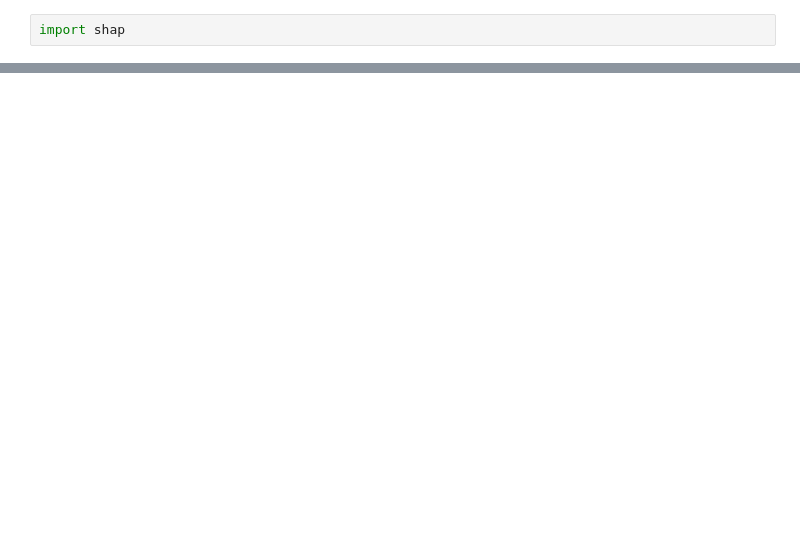
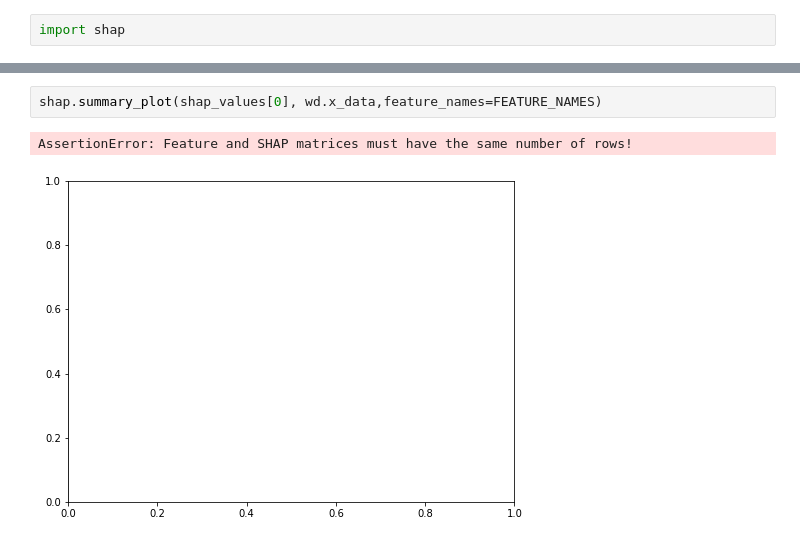
Before and after one commit to cdpierse/wine_quality_pytorch, a Jupyter notebook: explainer.ipynb, the cells around one changed output, grey strips where cells are left out. Cells and saved outputs as stored; diff of their text form; blank space fills up the shorter version.

```diff
--- a/explainer.ipynb
+++ b/explainer.ipynb
@@ -51,0 +79,5 @@ tensor(2.0945, grad_fn=<MaxBackward1>)
+# %%
+shap.summary_plot(shap_values[0], wd.x_data,feature_names=FEATURE_NAMES)
+# %% [output]
+AssertionError: Feature and SHAP matrices must have the same number of rows!
+[figure, added]
```
Also changed, not shown: parts of 22 cells of this notebook, 2 other files.
